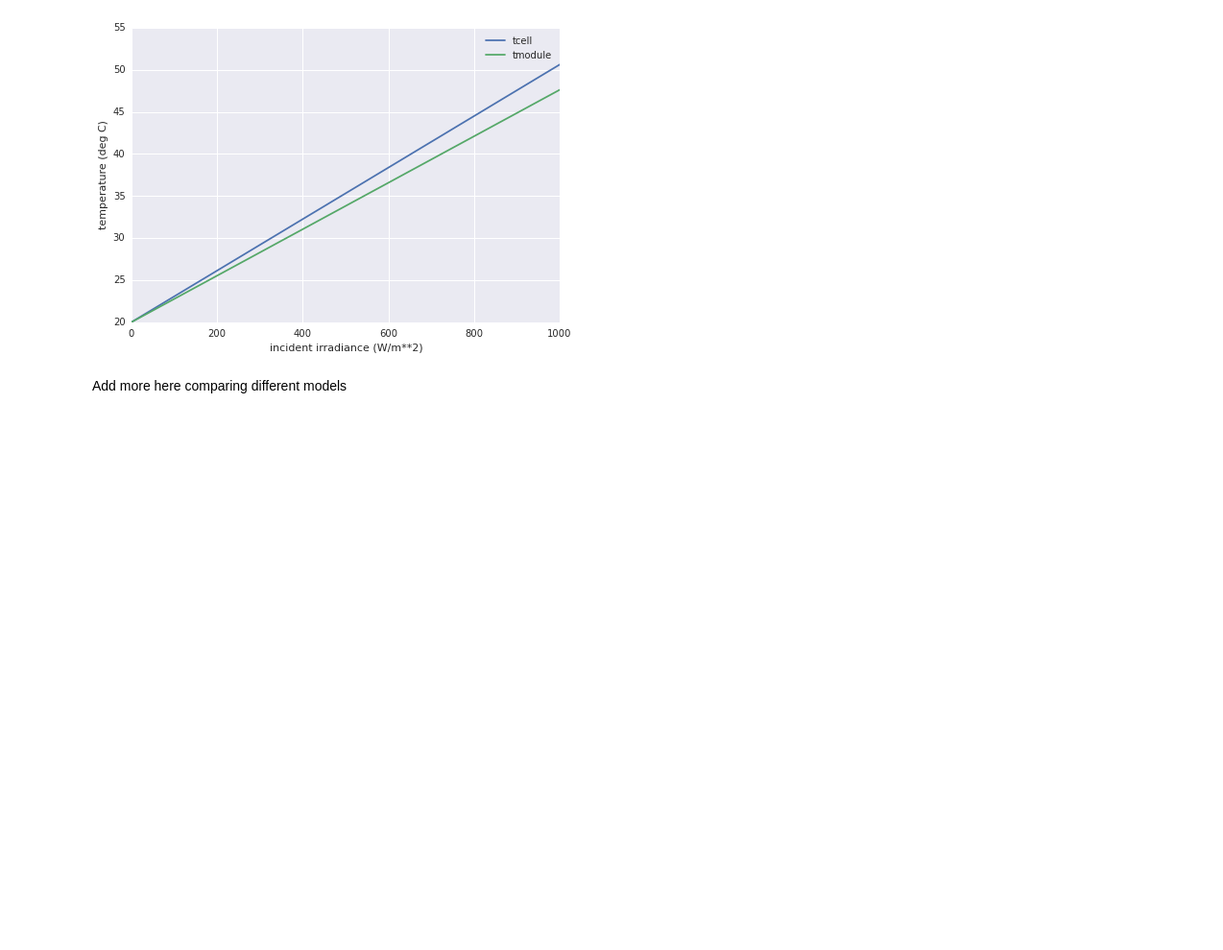
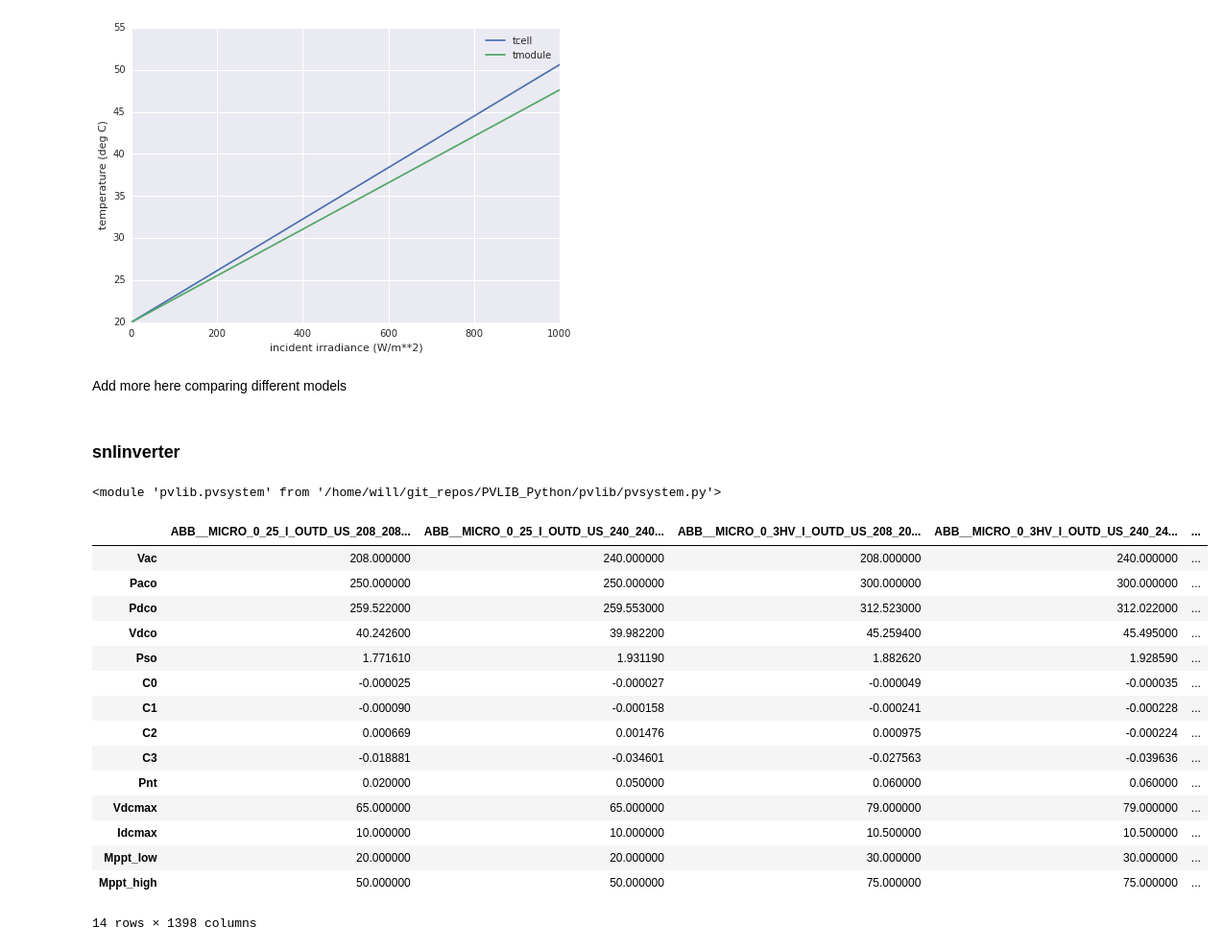
Before and after one commit to pvlib/pvlib-python, a Jupyter notebook: docs/tutorials/pvsystem.ipynb, the cells around one changed output. Shown at 96% size. Drawn from its saved outputs; the diff is of its cells as text; code cells hidden in the pictures; blank space fills up the shorter version.

```diff
--- a/docs/tutorials/pvsystem.ipynb
+++ b/docs/tutorials/pvsystem.ipynb
@@ -230,3 +230,9 @@ plt.ylabel('temperature (deg C)')
 [figure]
 # %% [markdown]
 Add more here comparing different models
+# %% [markdown]
+### snlinverter
+# %%
+reload(pvsystem)
+# %% [output]
+<module 'pvlib.pvsystem' from '/home/will/git_repos/PVLIB_Python/pvlib/pvsystem.py'>
@@ -232,0 +241,19 @@ Add more here comparing different models
+# %%
+inverters
+# %% [output]
+|  | ABB__MICRO_0_25_I_OUTD_US_208_208... | ABB__MICRO_0_25_I_OUTD_US_240_240... | ABB__MICRO_0_3HV_I_OUTD_US_208_20... | ABB__MICRO_0_3HV_I_OUTD_US_240_24... | ... |
+| Vac | 208.000000 | 240.000000 | 208.000000 | 240.000000 | ... |
+| Paco | 250.000000 | 250.000000 | 300.000000 | 300.000000 | ... |
+| Pdco | 259.522000 | 259.553000 | 312.523000 | 312.022000 | ... |
+| Vdco | 40.242600 | 39.982200 | 45.259400 | 45.495000 | ... |
+| Pso | 1.771610 | 1.931190 | 1.882620 | 1.928590 | ... |
+| C0 | -0.000025 | -0.000027 | -0.000049 | -0.000035 | ... |
+| C1 | -0.000090 | -0.000158 | -0.000241 | -0.000228 | ... |
+| C2 | 0.000669 | 0.001476 | 0.000975 | -0.000224 | ... |
+| C3 | -0.018881 | -0.034601 | -0.027563 | -0.039636 | ... |
+| Pnt | 0.020000 | 0.050000 | 0.060000 | 0.060000 | ... |
+| Vdcmax | 65.000000 | 65.000000 | 79.000000 | 79.000000 | ... |
+| Idcmax | 10.000000 | 10.000000 | 10.500000 | 10.500000 | ... |
+| Mppt_low | 20.000000 | 20.000000 | 30.000000 | 30.000000 | ... |
+| Mppt_high | 50.000000 | 50.000000 | 75.000000 | 75.000000 | ... |
+14 rows × 1398 columns
```
Also changed, not shown: parts of 3 cells of this notebook, 2 other files.
